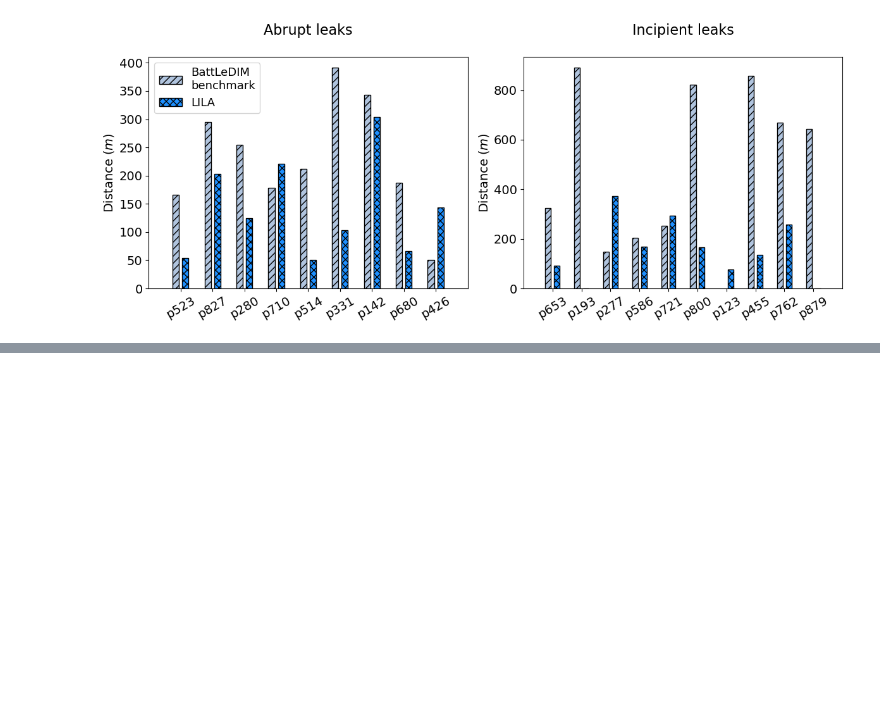
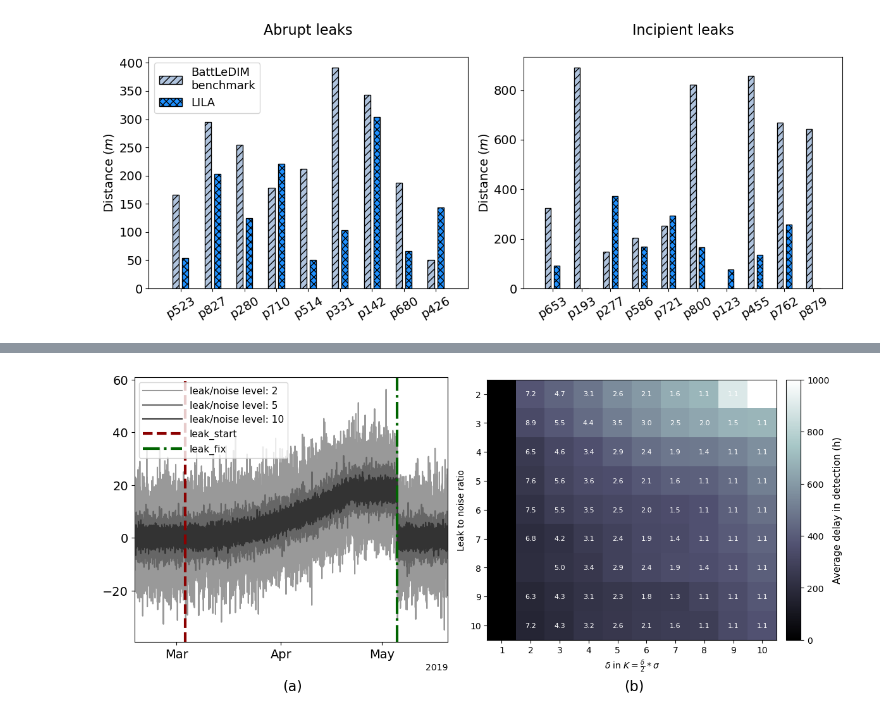
Before and after one commit to SWN-group-at-TU-Berlin/LILA, a Jupyter notebook: LI/2019_leakage_identification.ipynb, the cells around one changed output, grey strips where cells are left out. Cells and saved outputs as stored; diff of their text form; code cells hidden in the pictures; blank space fills up the shorter version.

Commit message:
update figures

```diff
--- a/LI/2019_leakage_identification.ipynb
+++ b/LI/2019_leakage_identification.ipynb
@@ -944,0 +937,98 @@ fig.savefig("localization_distances.png",dpi=300)
+# %%
+df_leak_true, df_overview_true = leak_signals, df_overview
+df_leak_det = trajectories.copy()
+fs = 14
+
+# =============================================================================
+#%% plots for theory-part
+# =============================================================================
+fig, ax = plt.subplots(nrows=1, ncols=2, figsize=(12,5))
+
+pipe = 'p653'
+
+lst_col = [[255,255,255]]
+
+for i, leak_to_noise in enumerate([2,5,10]):
+
+    leak_magnitude = df_leak_true.max()
+    noise_level = leak_magnitude[pipe]/leak_to_noise
+
+    df_traj_sim = df_leak_true[pipe]
+
+    df_noise = np.random.normal(0,noise_level, df_traj_sim.shape)
+
+    # select analysis starting dates (5days prior to leak)
+    delta_t = 15 #days
+    search_start  = (df_overview_true['leak_start']-pd.Timedelta(delta_t, unit='D'))[pipe]
+    search_end = (df_overview_true['leak_fix']+pd.Timedelta(delta_t, unit='D'))[pipe]
+
+    df_traj_sim.loc[:search_start] = 0
+    df_traj_sim.loc[search_end:] = 0
+
+    df_traj_sim = (df_traj_sim + df_noise)
+
+    ax[0].plot(df_traj_sim.loc[search_start:search_end],
+             c=np.add((0.6,0.6,0.6),np.multiply(i,(-0.2,-0.2,-0.2))),
+             label=('leak/noise level: '+str(leak_to_noise)))
+
+ax[0].axvline(df_overview_true['leak_start'][pipe], c='darkred', ls='--', lw=3, label='leak_start')
+ax[0].axvline(df_overview_true['leak_fix'][pipe], c='darkgreen', ls='-.', lw=3, label='leak_fix')
+ax[0].set_xlim([search_start, search_end])
+ax[0].legend(loc=2,prop={'size':11},handlelength=4)
+
+#ax[0].set_title('Incipient leak in pipe'+pipe,fontsize=14)
+locator = mdates.AutoDateLocator(minticks=3, maxticks=6)
+formatter = mdates.ConciseDateFormatter(locator)
+formatter.offset_formats[2] = '%Y'
+ax[0].get_xaxis().set_major_locator(locator)
+ax[0].get_xaxis().set_major_formatter(formatter)
+for tick in ax[0].xaxis.get_major_ticks():
+    tick.label.set_fontsize(fs)
+for tick in ax[0].yaxis.get_major_ticks():
+    tick.label.set_fontsize(fs)
+
+
+df_sel = pickle.load(open('../_utils/Data/df_simulation_results', 'rb'))
+
+idx, col = np.unique(df_sel['leak_to_noise']), np.unique(df_sel['delta'])
+
+df_plot = pd.DataFrame(np.zeros((len(idx), len(col))),
+                       index = idx,
+                       columns= col)
+
+for col_ in col:
+    for idx_ in idx:
+        bool_sel = ((df_sel['leak_to_noise']==idx_) & (df_sel['delta']==col_))
+        if df_sel['H'][bool_sel].values < 50:
+            df_plot.loc[idx_, col_] = df_sel['avg_delta_t'][bool_sel].values
+        else:
+            df_plot.loc[idx_, col_] = df_sel['avg_delta_t'].max()
+
+
+im_ = ax[1].imshow(df_plot, cmap='bone', vmin=0, vmax=1000) #cmap='RdBu_r'
+
+ax[1].set_yticks([i for i in range(len(idx))])
+ax[1].set_yticklabels(idx)
+ax[1].set_ylabel('Leak to noise ratio')
+ax[1].set_xticks([i for i in range(len(col))])
+ax[1].set_xticklabels(col)
+ax[1].set_xlabel(r'$\delta$ in $K=\frac{\delta}{2}*\sigma$')
+
+divider = make_axes_locatable(ax[1])
+cax = divider.append_axes("right", size="5%", pad=0.15)
+
+cbar = fig.colorbar(im_, cax=cax)
+cbar.set_label('Average delay in detection (h)', fontsize=11)
+for col_ in [i for i in range(len(col))]:
+    for idx_ in [i for i in range(len(idx))]:
+        bool_sel = ((df_sel['leak_to_noise']==idx[idx_]) & (df_sel['delta']==col[col_]))
+        if df_sel['H'][bool_sel].values < 10:
+            ax[1].text(col_, idx_, "%.1f" %df_sel['H'][bool_sel].values[0], size=8, c='white',
+                     va="center", ha="center")
+
+l1 = fig.text(0.25,-0.03,'(a)',fontsize=16)
+l2 = fig.text(0.7,-0.03,'(b)',fontsize=16)
+fig.tight_layout()
+fig.savefig("leak_nose_investigation.png",dpi=300)
+# %% [output]
+[figure, added]
```
Also changed, not shown: parts of 12 cells of this notebook, 3 other files.
